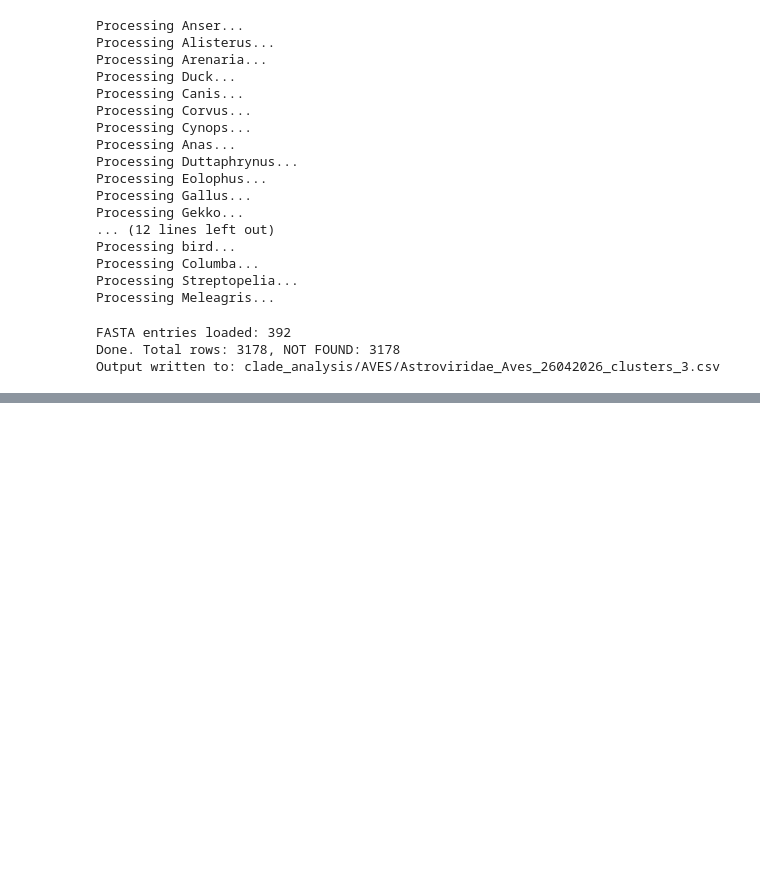
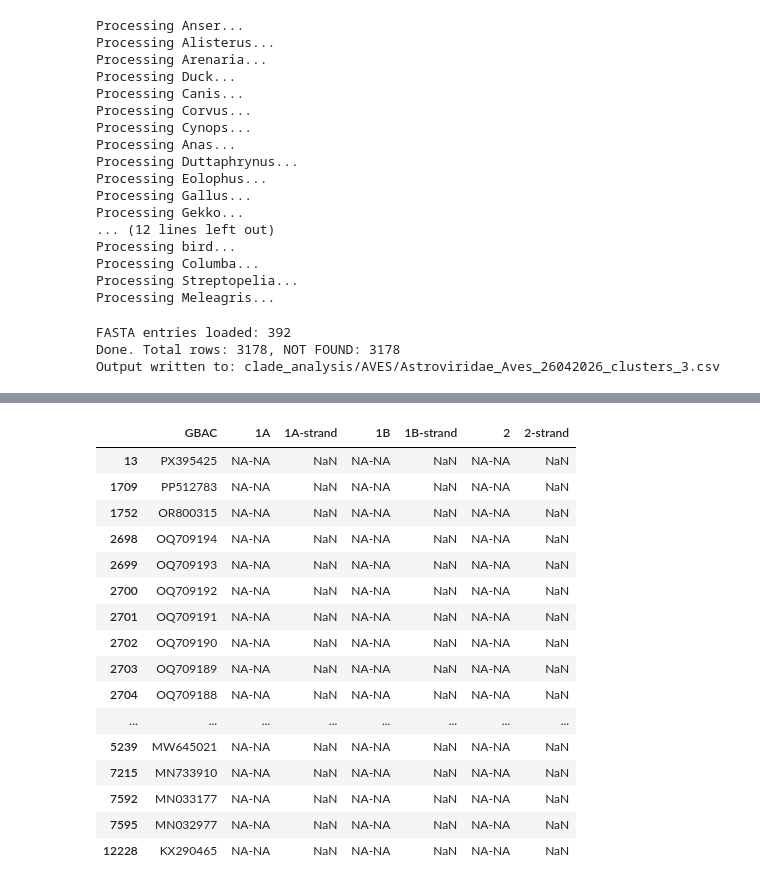
Before and after one commit to akarnaukhova2003/Astroviridae_database, a Jupyter notebook: data/find_orfs_from_interpro.ipynb, the cells around one changed output, grey strips where cells are left out. Saved outputs shown, nothing was run; the diff lists cells and outputs as text; code cells hidden in the pictures; blank space fills up the shorter version.

```diff
--- a/data/find_orfs_from_interpro.ipynb
+++ b/data/find_orfs_from_interpro.ipynb
@@ -1654,0 +1684,12 @@ Output written to: clade_analysis/AVES/Astroviridae_Aves_26042026_clusters_3.csv
+# %%
+import pandas as pd
+
+df = pd.read_csv('Astroviridae_15022026_orf-coords.csv')
+
+df_good = df[
+    (df['1A'] != 'NA-NA')  |
+    (df['1B'] != 'NA-NA')  |
+    (df['2'] != 'NA-NA')
+]
+
+df_good
@@ -1654,0 +1710,26 @@ Output written to: clade_analysis/AVES/Astroviridae_Aves_26042026_clusters_3.csv
+# %%
+df_bad = df[
+    (df['1A'] == 'NA-NA') &
+    (df['1B'] == 'NA-NA') &
+    (df['2'] == 'NA-NA')
+]
+
+df_bad
+# %% [output]
+|  | GBAC | 1A | 1A-strand | 1B | 1B-strand | 2 | 2-strand |
+| 13 | PX395425 | NA-NA | NaN | NA-NA | NaN | NA-NA | NaN |
+| 1709 | PP512783 | NA-NA | NaN | NA-NA | NaN | NA-NA | NaN |
+| 1752 | OR800315 | NA-NA | NaN | NA-NA | NaN | NA-NA | NaN |
+| 2698 | OQ709194 | NA-NA | NaN | NA-NA | NaN | NA-NA | NaN |
+| 2699 | OQ709193 | NA-NA | NaN | NA-NA | NaN | NA-NA | NaN |
+| 2700 | OQ709192 | NA-NA | NaN | NA-NA | NaN | NA-NA | NaN |
+| 2701 | OQ709191 | NA-NA | NaN | NA-NA | NaN | NA-NA | NaN |
+| 2702 | OQ709190 | NA-NA | NaN | NA-NA | NaN | NA-NA | NaN |
+| 2703 | OQ709189 | NA-NA | NaN | NA-NA | NaN | NA-NA | NaN |
+| 2704 | OQ709188 | NA-NA | NaN | NA-NA | NaN | NA-NA | NaN |
+| ... | ... | ... | ... | ... | ... | ... | ... |
+| 5239 | MW645021 | NA-NA | NaN | NA-NA | NaN | NA-NA | NaN |
+| 7215 | MN733910 | NA-NA | NaN | NA-NA | NaN | NA-NA | NaN |
+| 7592 | MN033177 | NA-NA | NaN | NA-NA | NaN | NA-NA | NaN |
+| 7595 | MN032977 | NA-NA | NaN | NA-NA | NaN | NA-NA | NaN |
+| 12228 | KX290465 | NA-NA | NaN | NA-NA | NaN | NA-NA | NaN |
```
Also changed, not shown: parts of 9 cells of this notebook, 23 other files.
